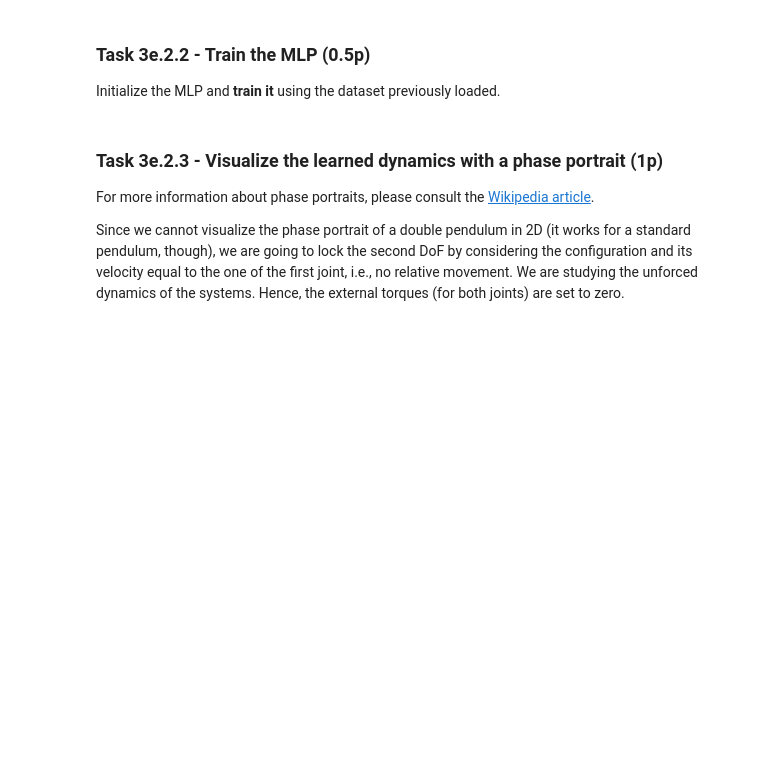
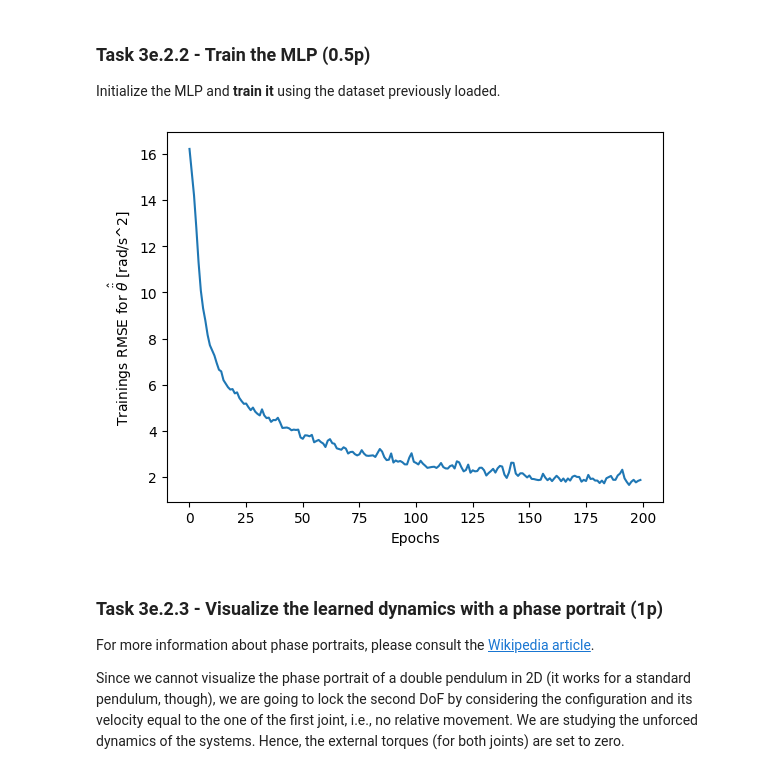
Before and after one commit to SimiOy/ics-pa-sv, a Jupyter notebook: assignment/problem_3/task_3e_fit_forward_dynamic_with_mlp.ipynb, the cells around one changed output. Saved outputs shown, nothing was run; the diff lists cells and outputs as text; code cells hidden in the pictures; blank space fills up the shorter version.

```diff
--- a/assignment/problem_3/task_3e_fit_forward_dynamic_with_mlp.ipynb
+++ b/assignment/problem_3/task_3e_fit_forward_dynamic_with_mlp.ipynb
@@ -179,13 +181,14 @@ Initialize the MLP and **train it** using the dataset previously loaded.
 # %%
 # set torch seed
 torch.manual_seed(42)
 
-# forward_model_big_osc =
-# YOUR CODE HERE
-raise NotImplementedError()
+forward_model_big_osc = Model(X_big_osc, Y_big_osc)
+forward_model_big_osc.train()
 
 # plot convergence of training loss
 forward_model_big_osc.plot_convergence(dataset_name_big_osc)
+# %% [output]
+[figure, added]
 # %% [markdown]
 ### Task 3e.2.3 - Visualize the learned dynamics with a phase portrait (1p)
 For more information about phase portraits, please consult the [Wikipedia article](https://en.wikipedia.org/wiki/Phase_portrait).
```
Also changed, not shown: parts of 11 cells of this notebook, 5 other files.
